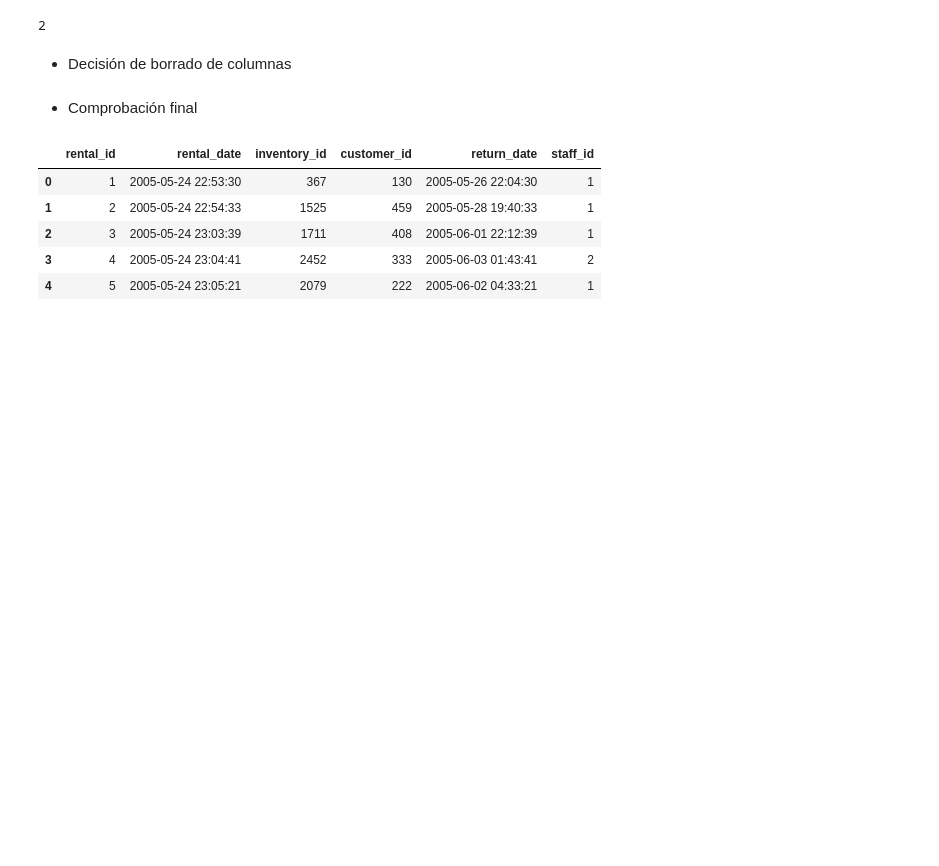
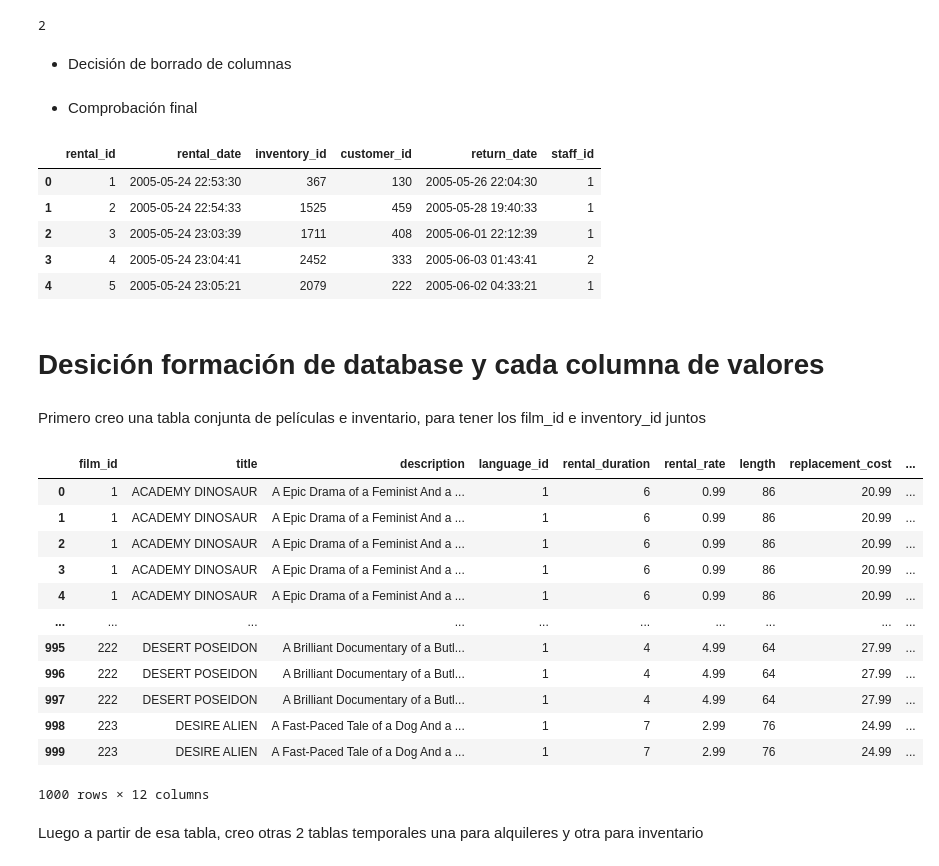
Before and after one commit to Blanca95/MySQL_proyect, a Jupyter notebook: notebook/limpieza.ipynb, the cells around one changed output. Cells and saved outputs as stored; diff of their text form; code cells hidden in the pictures; blank space fills up the shorter version.

```diff
--- a/notebook/limpieza.ipynb
+++ b/notebook/limpieza.ipynb
@@ -461,3 +465,26 @@ alquileres.head()
 | 2 | 3 | 2005-05-24 23:03:39 | 1711 | 408 | 2005-06-01 22:12:39 | 1 |
 | 3 | 4 | 2005-05-24 23:04:41 | 2452 | 333 | 2005-06-03 01:43:41 | 2 |
 | 4 | 5 | 2005-05-24 23:05:21 | 2079 | 222 | 2005-06-02 04:33:21 | 1 |
+# %% [markdown]
+# Desición formación de database y cada columna de valores
+# %% [markdown]
+Primero creo una tabla conjunta de películas e inventario, para tener los film_id e inventory_id juntos
+# %%
+peli_alq_temp = pd.merge(peliculas, inventario, on='film_id', how='inner')
+peli_alq_temp
+# %% [output]
+|  | film_id | title | description | language_id | rental_duration | rental_rate | length | replacement_cost | ... |
+| 0 | 1 | ACADEMY DINOSAUR | A Epic Drama of a Feminist And a ... | 1 | 6 | 0.99 | 86 | 20.99 | ... |
+| 1 | 1 | ACADEMY DINOSAUR | A Epic Drama of a Feminist And a ... | 1 | 6 | 0.99 | 86 | 20.99 | ... |
+| 2 | 1 | ACADEMY DINOSAUR | A Epic Drama of a Feminist And a ... | 1 | 6 | 0.99 | 86 | 20.99 | ... |
+| 3 | 1 | ACADEMY DINOSAUR | A Epic Drama of a Feminist And a ... | 1 | 6 | 0.99 | 86 | 20.99 | ... |
+| 4 | 1 | ACADEMY DINOSAUR | A Epic Drama of a Feminist And a ... | 1 | 6 | 0.99 | 86 | 20.99 | ... |
+| ... | ... | ... | ... | ... | ... | ... | ... | ... | ... |
+| 995 | 222 | DESERT POSEIDON | A Brilliant Documentary of a Butl... | 1 | 4 | 4.99 | 64 | 27.99 | ... |
+| 996 | 222 | DESERT POSEIDON | A Brilliant Documentary of a Butl... | 1 | 4 | 4.99 | 64 | 27.99 | ... |
+| 997 | 222 | DESERT POSEIDON | A Brilliant Documentary of a Butl... | 1 | 4 | 4.99 | 64 | 27.99 | ... |
+| 998 | 223 | DESIRE ALIEN | A Fast-Paced Tale of a Dog And a ... | 1 | 7 | 2.99 | 76 | 24.99 | ... |
+| 999 | 223 | DESIRE ALIEN | A Fast-Paced Tale of a Dog And a ... | 1 | 7 | 2.99 | 76 | 24.99 | ... |
+1000 rows × 12 columns
+# %% [markdown]
+Luego a partir de esa tabla, creo otras 2 tablas temporales una para alquileres y otra para inventario
```
Also changed, not shown: parts of 12 cells of this notebook.
